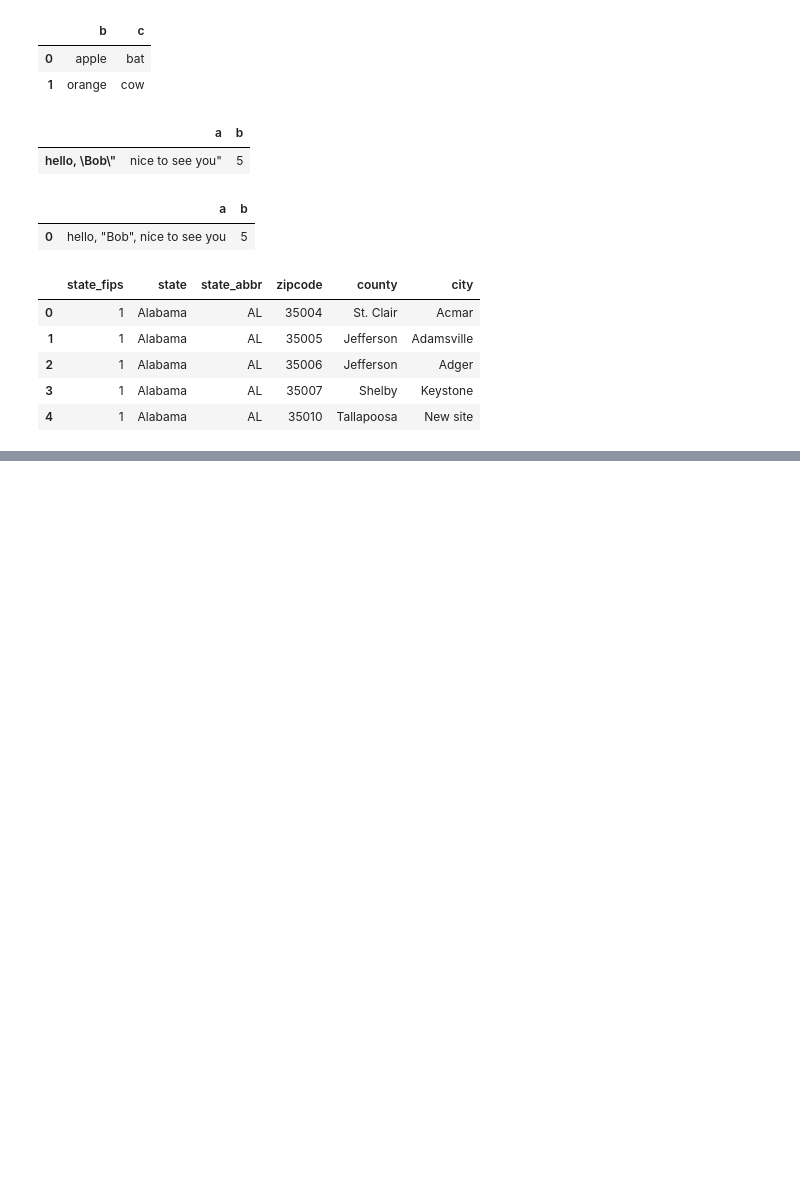
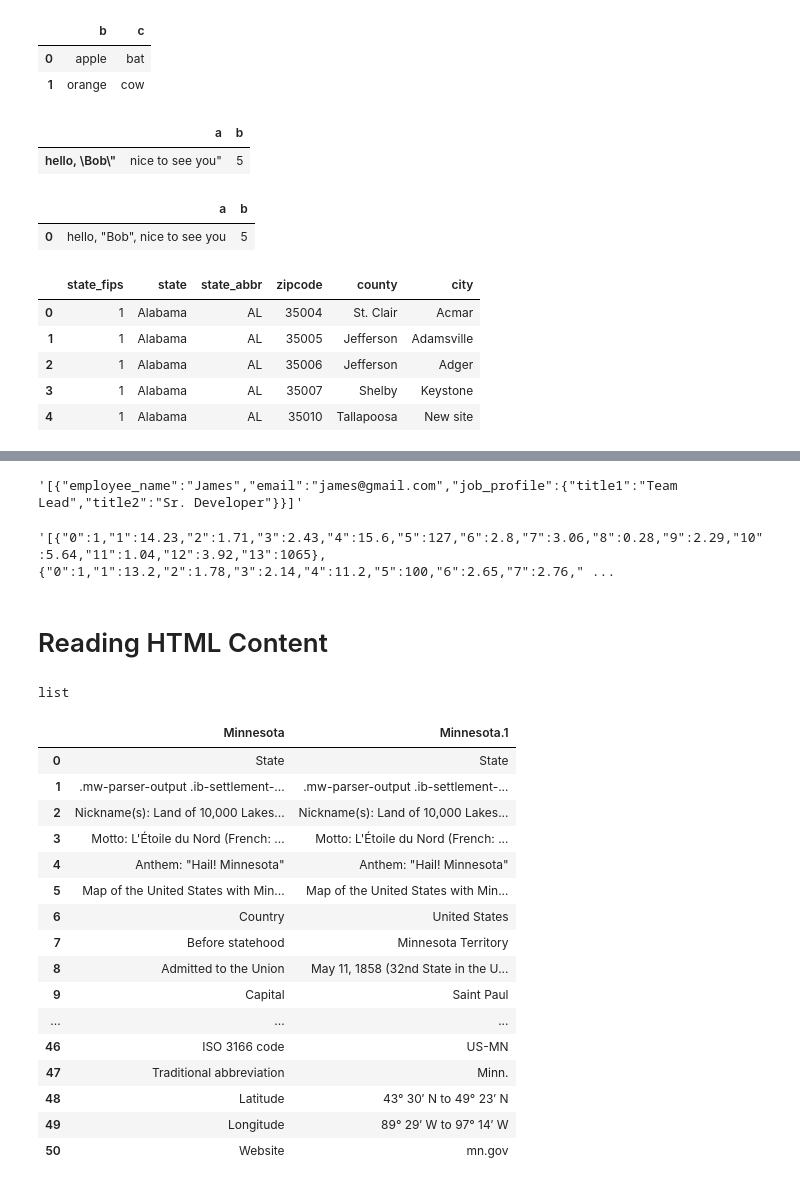
Before and after one commit to Engg-Abhinav/Python-Libraries, a Jupyter notebook: Python_Tutorial_3.ipynb, the cells around one changed output, grey strips where cells are left out. Saved outputs shown, nothing was run; the diff lists cells and outputs as text; code cells hidden in the pictures; blank space fills up the shorter version.

```diff
--- a/Python_Tutorial_3.ipynb
+++ b/Python_Tutorial_3.ipynb
@@ -422,0 +439,36 @@ df.to_csv('wine.csv')
+# %%
+df5.to_json(orient="records")
+# %% [output]
+'[{"employee_name":"James","email":"james@gmail.com","job_profile":{"title1":"Team Lead","title2":"Sr. Developer"}}]'
+# %%
+df4.to_json(orient="records")
+# %% [output]
+'[{"0":1,"1":14.23,"2":1.71,"3":2.43,"4":15.6,"5":127,"6":2.8,"7":3.06,"8":0.28,"9":2.29,"10":5.64,"11":1.04,"12":3.92,"13":1065},{"0":1,"1":13.2,"2":1.78,"3":2.14,"4":11.2,"5":100,"6":2.65,"7":2.76," ...
+# %% [markdown]
+# Reading HTML Content
+# %%
+df6 = pd.read_html('https://en.wikipedia.org/wiki/Minnesota')
+# %%
+type(df6)
+# %% [output]
+list
+# %%
+df6[0]
+# %% [output]
+|  | Minnesota | Minnesota.1 |
+| 0 | State | State |
+| 1 | .mw-parser-output .ib-settlement-... | .mw-parser-output .ib-settlement-... |
+| 2 | Nickname(s): Land of 10,000 Lakes... | Nickname(s): Land of 10,000 Lakes... |
+| 3 | Motto: L'Étoile du Nord (French: ... | Motto: L'Étoile du Nord (French: ... |
+| 4 | Anthem: "Hail! Minnesota" | Anthem: "Hail! Minnesota" |
+| 5 | Map of the United States with Min... | Map of the United States with Min... |
+| 6 | Country | United States |
+| 7 | Before statehood | Minnesota Territory |
+| 8 | Admitted to the Union | May 11, 1858 (32nd State in the U... |
+| 9 | Capital | Saint Paul |
+| ... | ... | ... |
+| 46 | ISO 3166 code | US-MN |
+| 47 | Traditional abbreviation | Minn. |
+| 48 | Latitude | 43° 30′ N to 49° 23′ N |
+| 49 | Longitude | 89° 29′ W to 97° 14′ W |
+| 50 | Website | mn.gov |
```
Also changed, not shown: parts of 23 cells of this notebook.
